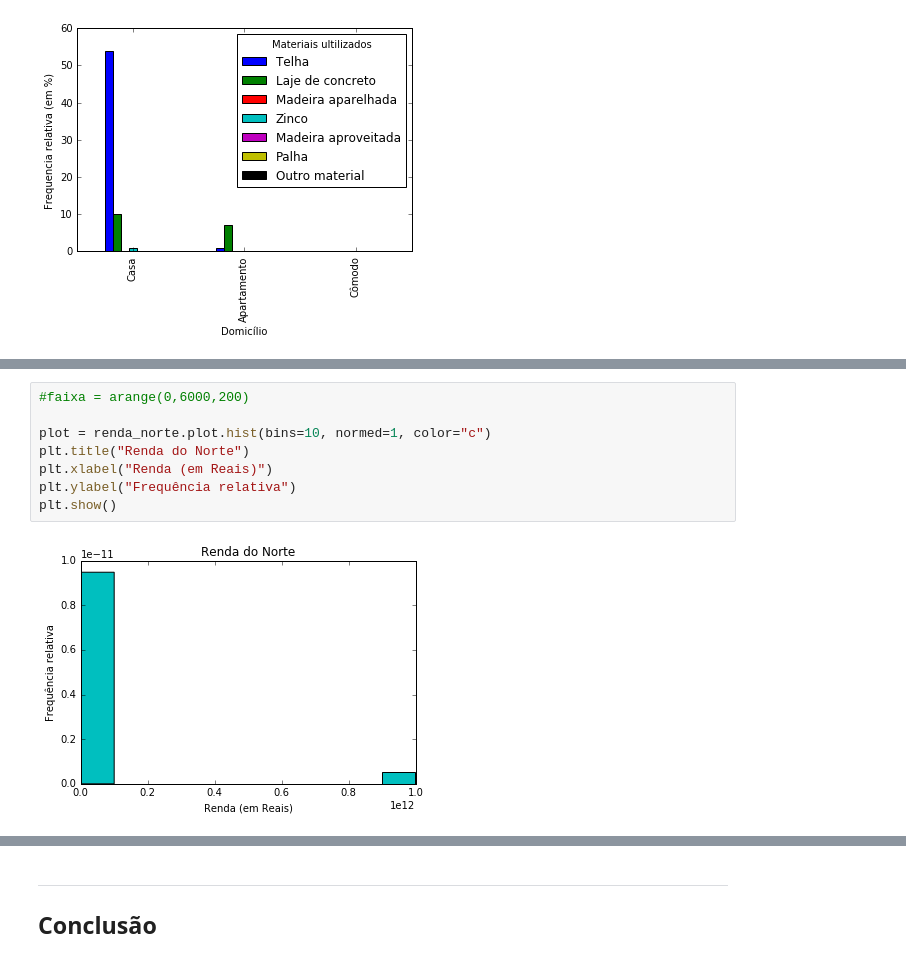
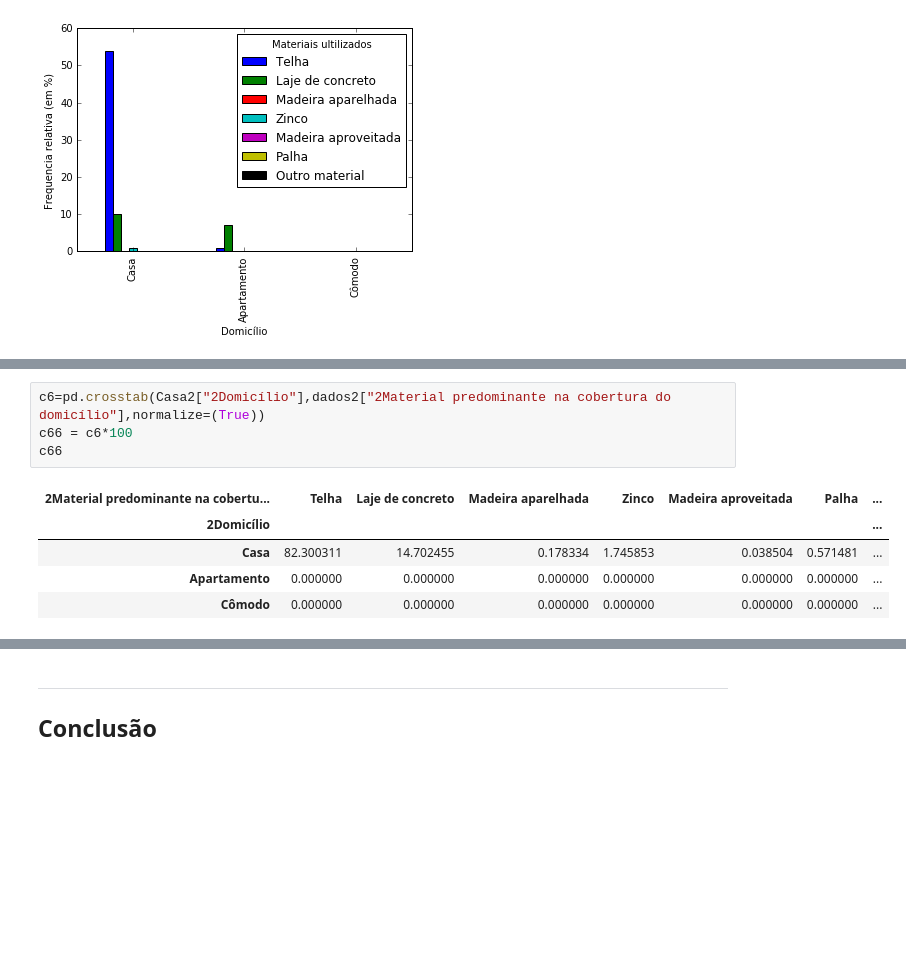
Before and after one commit to brunodratcu/CD1S17, a Jupyter notebook: Projeto1/Projeto1 Layout.ipynb, the cells around one changed output, grey strips where cells are left out. Saved outputs shown, nothing was run; the diff lists cells and outputs as text; blank space fills up the shorter version.

```diff
--- a/Projeto1/Projeto1 Layout.ipynb
+++ b/Projeto1/Projeto1 Layout.ipynb
@@ -575,10 +558,10 @@ plt.show()
-# %%
-#faixa = arange(0,6000,200)
-
-plot = renda_norte.plot.hist(bins=10, normed=1, color="c")
-plt.title("Renda do Norte")
-plt.xlabel("Renda (em Reais)")
-plt.ylabel("Frequência relativa")
-plt.show()
-# %% [output]
-[figure, removed]
+# %%
+c6=pd.crosstab(Casa2["2Domicílio"],dados2["2Material predominante na cobertura do domicílio"],normalize=(True))
+c66 = c6*100
+c66
+# %% [output]
+| 2Material predominante na cobertu... | Telha | Laje de concreto | Madeira aparelhada | Zinco | Madeira aproveitada | Palha | ... |
+| 2Domicílio |  |  |  |  |  |  | ... |
+| Casa | 82.300311 | 14.702455 | 0.178334 | 1.745853 | 0.038504 | 0.571481 | ... |
+| Apartamento | 0.000000 | 0.000000 | 0.000000 | 0.000000 | 0.000000 | 0.000000 | ... |
+| Cômodo | 0.000000 | 0.000000 | 0.000000 | 0.000000 | 0.000000 | 0.000000 | ... |
```
Also changed, not shown: parts of 8 cells of this notebook.
